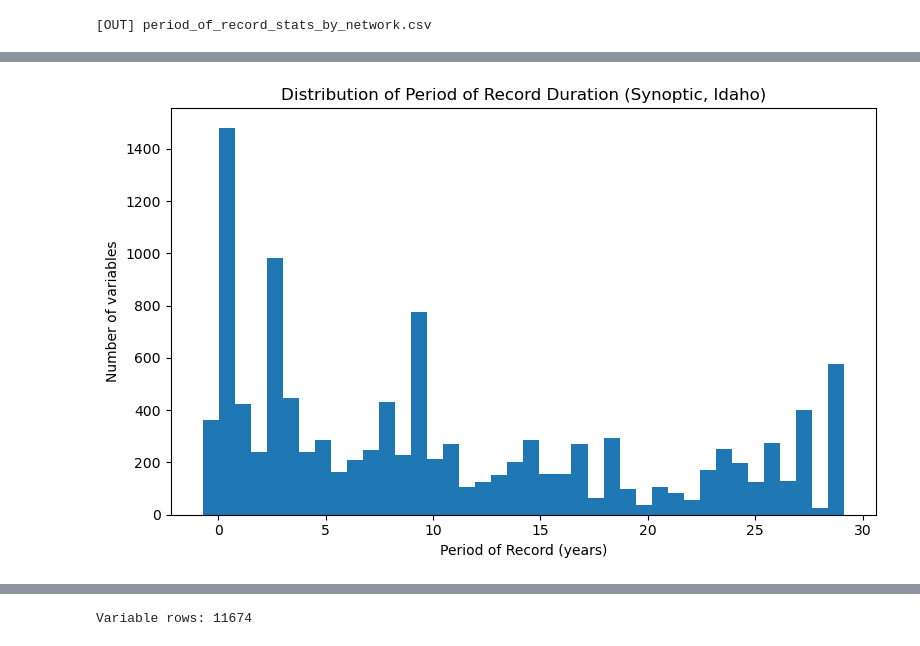
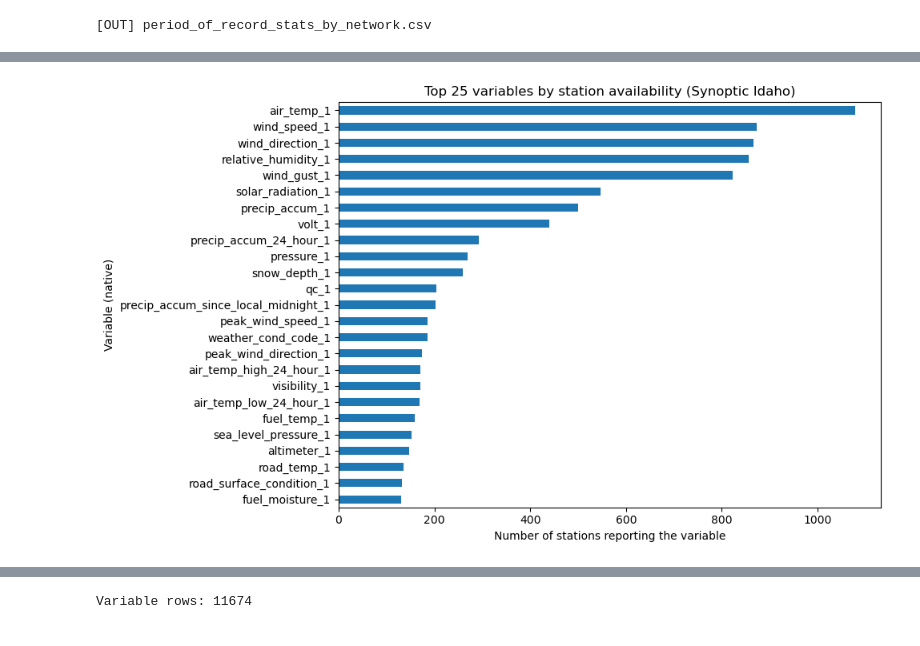
Before and after one commit to irenecionni-ux/idaho-hydromet-audit, a Jupyter notebook: project/notebooks/02_phase1_Synoptic.ipynb, the cells around one changed output, grey strips where cells are left out. Saved outputs shown, nothing was run; the diff lists cells and outputs as text; code cells hidden in the pictures.

Commit message:
Add extended synoptic  metrics

```diff
--- a/project/notebooks/02_phase1_Synoptic.ipynb
+++ b/project/notebooks/02_phase1_Synoptic.ipynb
@@ -330,7 +360,7 @@ for stid in stids:
             .to_csv(OUT_STATION_ENRICHED, index=False)
 
         pd.DataFrame(var_rows) \
-            .drop_duplicates(subset=["station_uid","variable_native"]) \
+            .drop_duplicates(subset=["station_uid","variable_family","variable_native","position","sensor_height_m","sensor_depth_m"])\
             .to_csv(OUT_VAR_ENRICHED, index=False)
 
     time.sleep(SLEEP_S)
@@ -347,7 +377,7 @@ df_station_enr = (
 
 df_var_enr = (
     pd.DataFrame(var_rows)
-    .drop_duplicates(subset=["station_uid","variable_native"])
+    .drop_duplicates(subset=["station_uid","variable_family","variable_native","position","sensor_height_m","sensor_depth_m"])
     .reset_index(drop=True)
 )
 
@@ -396,8 +436,20 @@ def extract_por_years(por_json):
         return np.nan
     try:
         d = json.loads(por_json)
-        start = pd.to_datetime(d.get("start"), errors="coerce")
-        end   = pd.to_datetime(d.get("end"), errors="coerce")
+        if not isinstance(d, dict):
+            return np.nan
+
+        # common patterns
+        start = d.get("start") or d.get("first") or d.get("begin")
+        end   = d.get("end")   or d.get("last")  or d.get("finish")
+
+        # sometimes nested
+        if isinstance(d.get("range"), dict):
+            start = start or d["range"].get("start") or d["range"].get("first")
+            end   = end   or d["range"].get("end")   or d["range"].get("last")
+
+        start = pd.to_datetime(start, errors="coerce")
+        end   = pd.to_datetime(end, errors="coerce")
         if pd.isna(start) or pd.isna(end):
             return np.nan
         return (end - start).days / 365.25
@@ -457,10 +521,19 @@ Name: por_years, dtype: float64
 # %%
-plt.figure(figsize=(8,5))
-plt.hist(df_var_enr["por_years"].dropna(), bins=40)
-plt.xlabel("Period of Record (years)")
-plt.ylabel("Number of variables")
-plt.title("Distribution of Period of Record Duration (Synoptic, Idaho)")
+# Count stations per variable (native)
+var_station_counts = (
+    df_var_enr
+    .groupby("variable_native")["station_uid"]
+    .nunique()
+    .sort_values(ascending=False)
+)
+
+topN = 25
+plt.figure(figsize=(10,6))
+var_station_counts.head(topN).iloc[::-1].plot(kind="barh")
+plt.xlabel("Number of stations reporting the variable")
+plt.ylabel("Variable (native)")
+plt.title(f"Top {topN} variables by station availability (Synoptic Idaho)")
 plt.tight_layout()
 plt.show()
 # %% [output]
-[figure, old version]
+[figure, new version]
```
Also changed, not shown: parts of 42 cells of this notebook.
